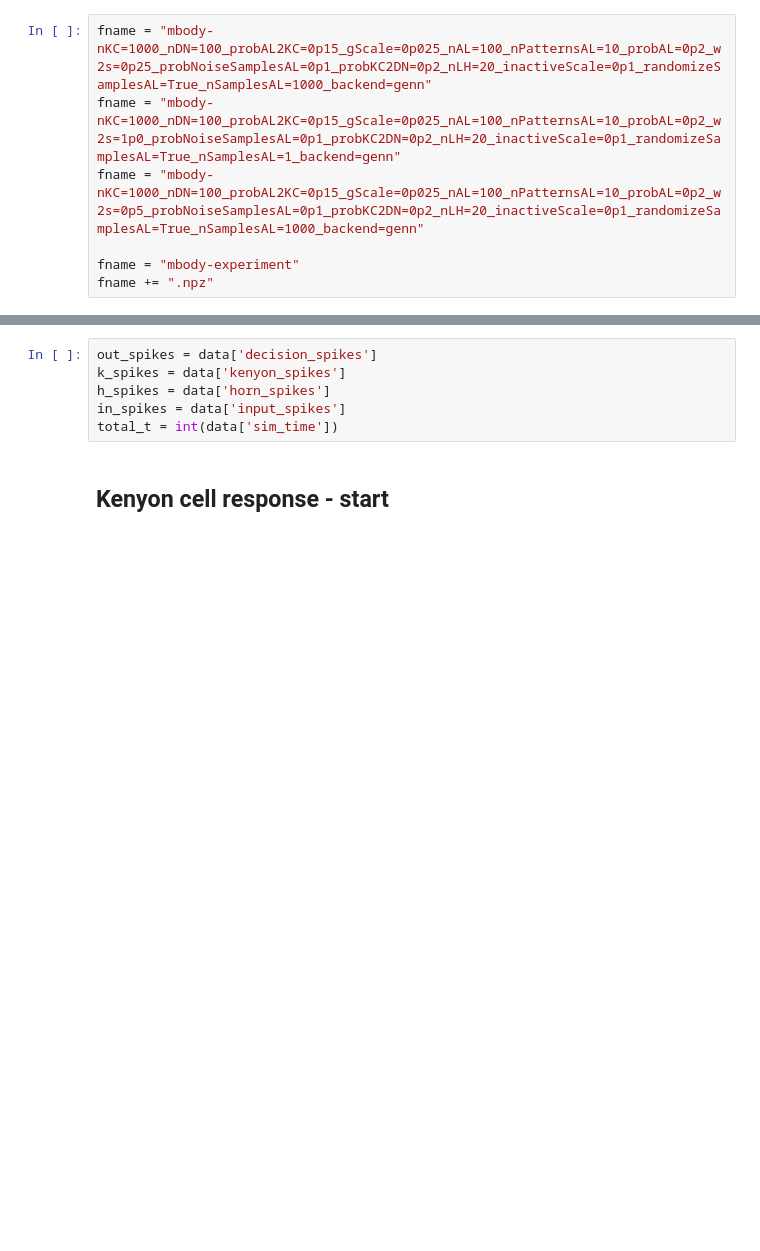
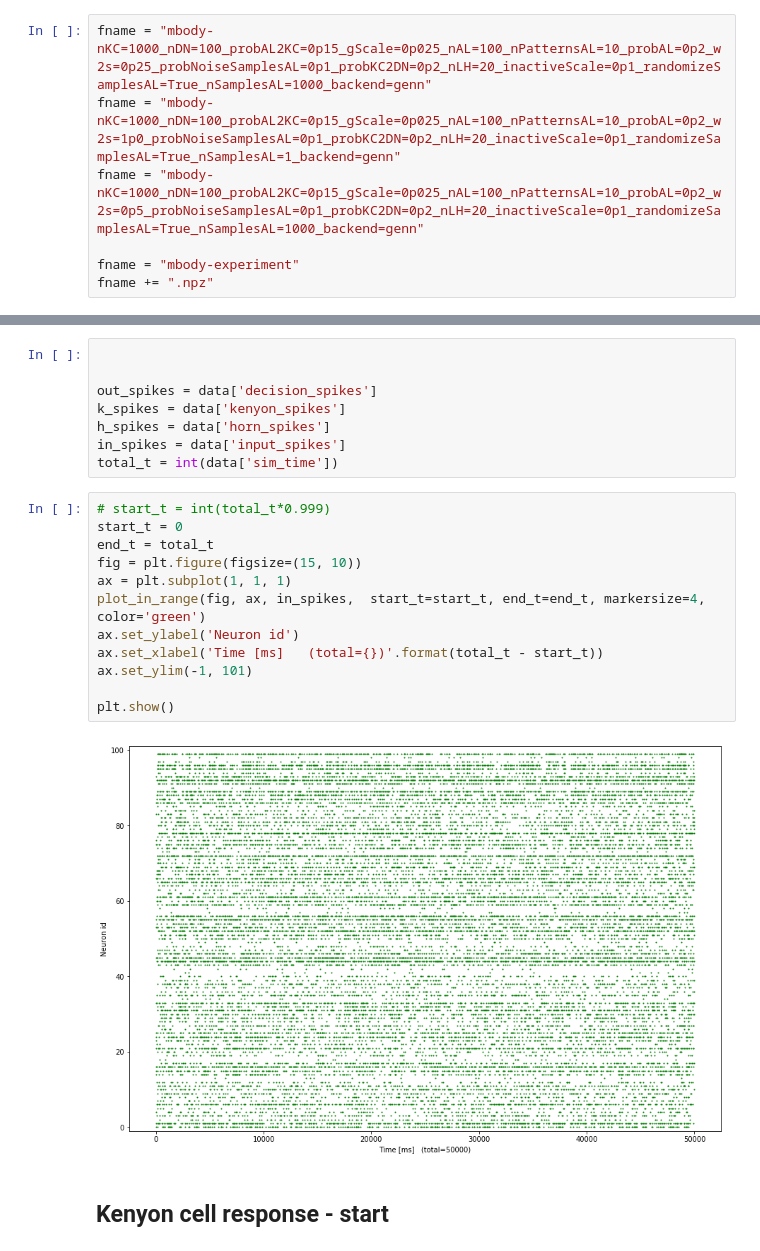
Before and after one commit to chanokin/brainscales-recognition, a Jupyter notebook: codebase/mushroom_body/analyze_mbody_results.ipynb, the cells around one changed output, grey strips where cells are left out. Saved outputs shown, nothing was run; the diff lists cells and outputs as text; blank space fills up the shorter version.

```diff
--- a/codebase/mushroom_body/analyze_mbody_results.ipynb
+++ b/codebase/mushroom_body/analyze_mbody_results.ipynb
@@ -39,9 +129,25 @@ data.keys()
 # %%
+
+
 out_spikes = data['decision_spikes']
 k_spikes = data['kenyon_spikes']
 h_spikes = data['horn_spikes']
 in_spikes = data['input_spikes']
 total_t = int(data['sim_time'])
+# %%
+# start_t = int(total_t*0.999)
+start_t = 0
+end_t = total_t
+fig = plt.figure(figsize=(15, 10))
+ax = plt.subplot(1, 1, 1)
+plot_in_range(fig, ax, in_spikes,  start_t=start_t, end_t=end_t, markersize=4, color='green')
+ax.set_ylabel('Neuron id')
+ax.set_xlabel('Time [ms]   (total={})'.format(total_t - start_t))
+ax.set_ylim(-1, 101)
+
+plt.show()
+# %% [output]
+[figure, added]
 # %% [markdown]
 Kenyon cell response - start
 ---
```
Also changed, not shown: parts of 27 cells of this notebook, 4 other files.
